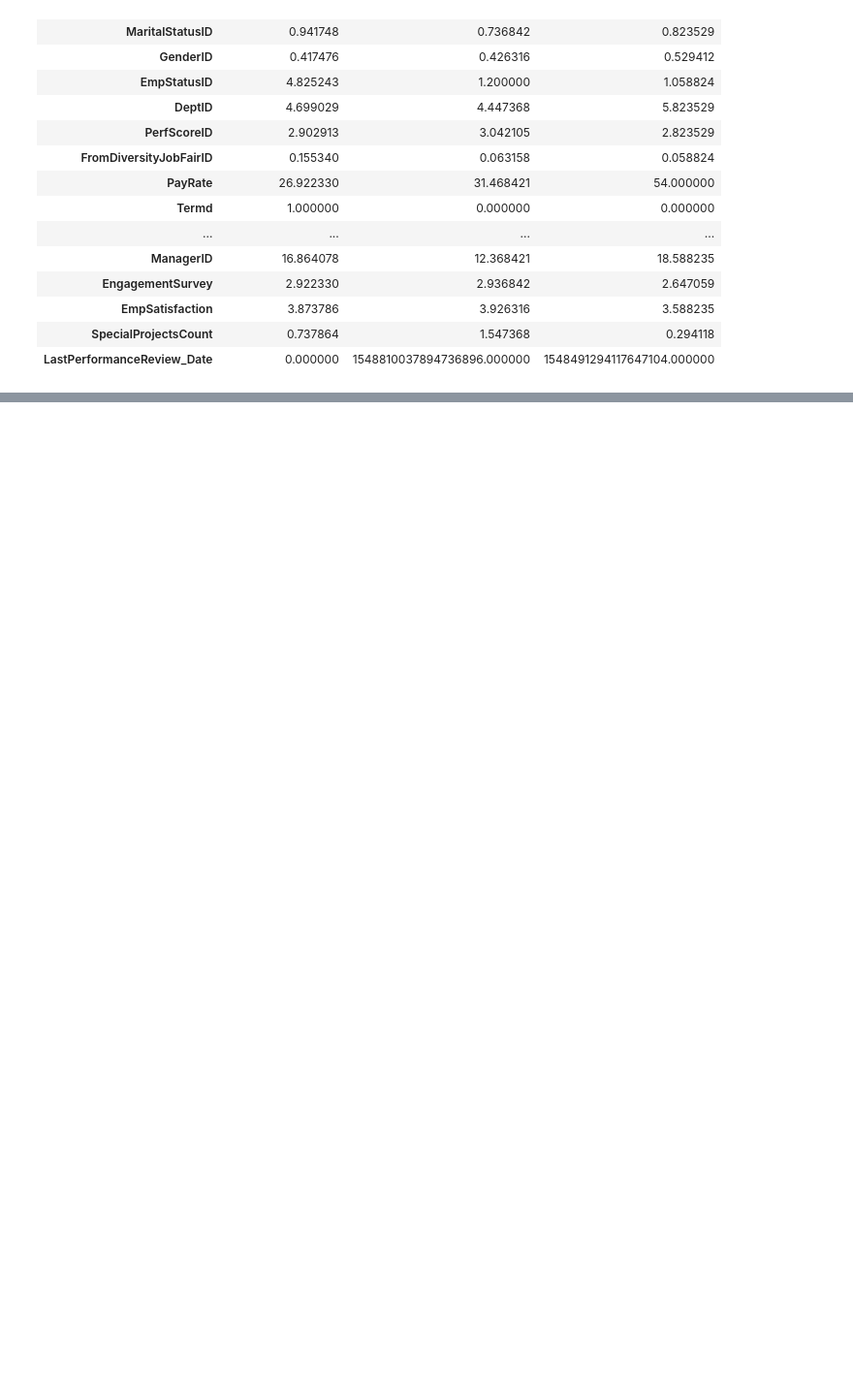
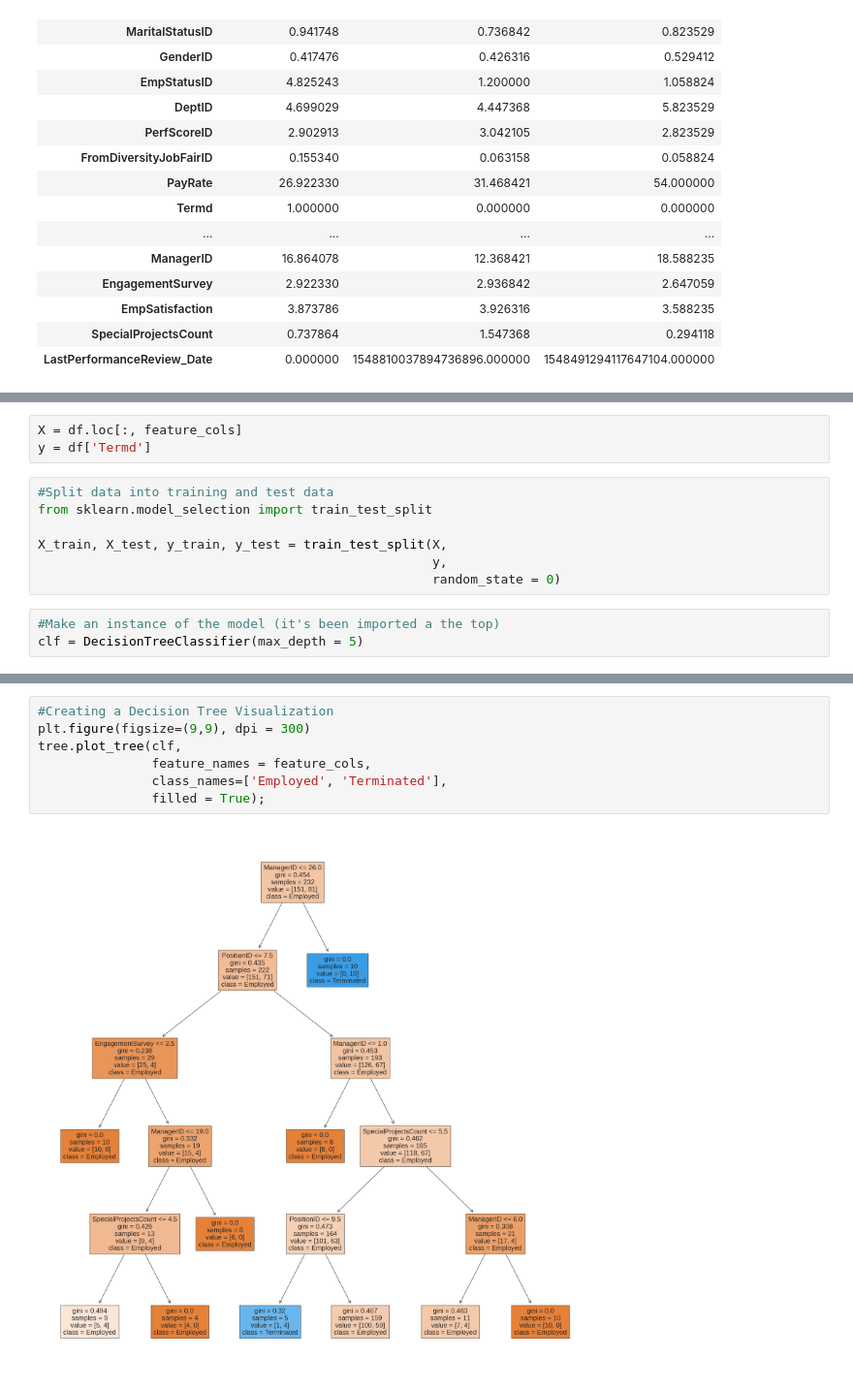
Before and after one commit to RicStrong/HR_Dataset, a Jupyter notebook: HRDataset.ipynb, the cells around one changed output, grey strips where cells are left out. Shown at 97% size. Cells and saved outputs as stored; diff of their text form; blank space fills up the shorter version.

```diff
--- a/HRDataset.ipynb
+++ b/HRDataset.ipynb
@@ -650,0 +644,13 @@ df.ManagerID.unique()
+# %%
+X = df.loc[:, feature_cols]
+y = df['Termd']
+# %%
+#Split data into training and test data
+from sklearn.model_selection import train_test_split
+
+X_train, X_test, y_train, y_test = train_test_split(X,
+                                                    y,
+                                                    random_state = 0)
+# %%
+#Make an instance of the model (it's been imported a the top)
+clf = DecisionTreeClassifier(max_depth = 5)
@@ -650,0 +735,9 @@ df.ManagerID.unique()
+# %%
+#Creating a Decision Tree Visualization
+plt.figure(figsize=(9,9), dpi = 300)
+tree.plot_tree(clf,
+               feature_names = feature_cols,
+               class_names=['Employed', 'Terminated'],
+               filled = True);
+# %% [output]
+[figure, added]
```
Also changed, not shown: parts of 58 cells of this notebook.
